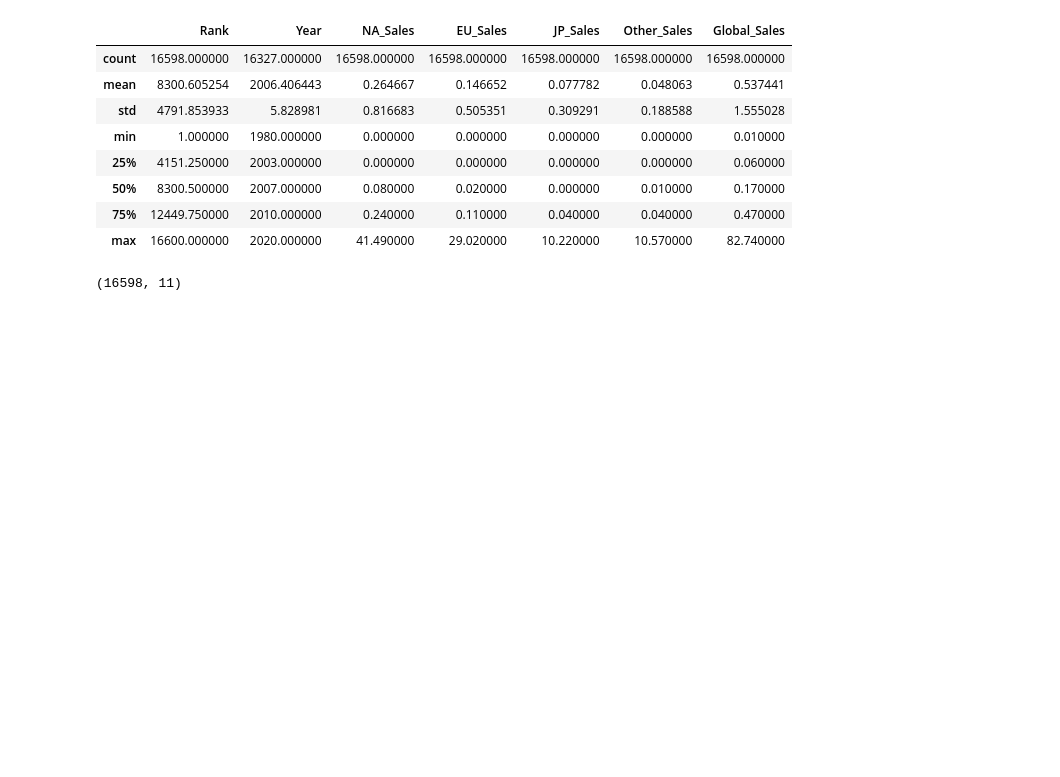
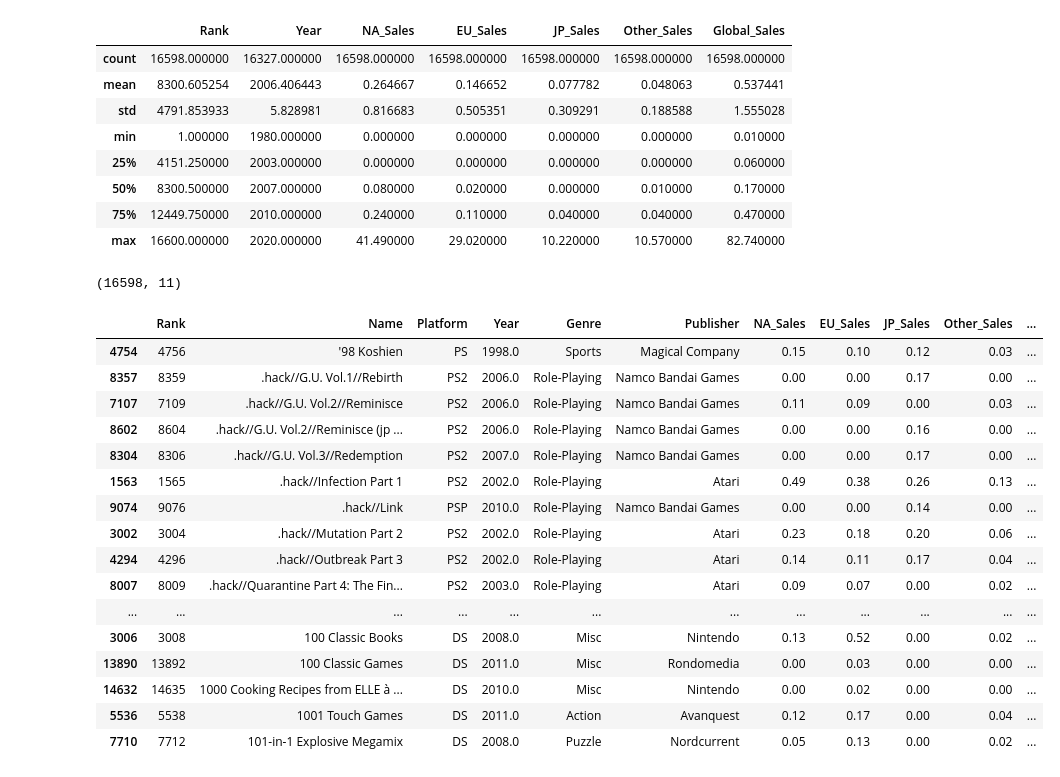
Before and after one commit to Milind-cod3-base/EDA_VideoGames, a Jupyter notebook: games_eda.ipynb, the cells around one changed output. Cells and saved outputs as stored; diff of their text form; code cells hidden in the pictures; blank space fills up the shorter version.

Commit message:
Dataframe sorted

```diff
--- a/games_eda.ipynb
+++ b/games_eda.ipynb
@@ -38,3 +38,23 @@ vgame_df.describe()  #gives final count, mean, std, min, max etc.
 vgame_df.shape     #getting shape of dataframe
 # %% [output]
 (16598, 11)
+# %%
+vgame_df.sort_values(by = ['Name']).head(30) #Display top 30 rows and Sort by 'Name' column
+# %% [output]
+|  | Rank | Name | Platform | Year | Genre | Publisher | NA_Sales | EU_Sales | JP_Sales | Other_Sales | ... |
+| 4754 | 4756 | '98 Koshien | PS | 1998.0 | Sports | Magical Company | 0.15 | 0.10 | 0.12 | 0.03 | ... |
+| 8357 | 8359 | .hack//G.U. Vol.1//Rebirth | PS2 | 2006.0 | Role-Playing | Namco Bandai Games | 0.00 | 0.00 | 0.17 | 0.00 | ... |
+| 7107 | 7109 | .hack//G.U. Vol.2//Reminisce | PS2 | 2006.0 | Role-Playing | Namco Bandai Games | 0.11 | 0.09 | 0.00 | 0.03 | ... |
+| 8602 | 8604 | .hack//G.U. Vol.2//Reminisce (jp ... | PS2 | 2006.0 | Role-Playing | Namco Bandai Games | 0.00 | 0.00 | 0.16 | 0.00 | ... |
+| 8304 | 8306 | .hack//G.U. Vol.3//Redemption | PS2 | 2007.0 | Role-Playing | Namco Bandai Games | 0.00 | 0.00 | 0.17 | 0.00 | ... |
+| 1563 | 1565 | .hack//Infection Part 1 | PS2 | 2002.0 | Role-Playing | Atari | 0.49 | 0.38 | 0.26 | 0.13 | ... |
+| 9074 | 9076 | .hack//Link | PSP | 2010.0 | Role-Playing | Namco Bandai Games | 0.00 | 0.00 | 0.14 | 0.00 | ... |
+| 3002 | 3004 | .hack//Mutation Part 2 | PS2 | 2002.0 | Role-Playing | Atari | 0.23 | 0.18 | 0.20 | 0.06 | ... |
+| 4294 | 4296 | .hack//Outbreak Part 3 | PS2 | 2002.0 | Role-Playing | Atari | 0.14 | 0.11 | 0.17 | 0.04 | ... |
+| 8007 | 8009 | .hack//Quarantine Part 4: The Fin... | PS2 | 2003.0 | Role-Playing | Atari | 0.09 | 0.07 | 0.00 | 0.02 | ... |
+| ... | ... | ... | ... | ... | ... | ... | ... | ... | ... | ... | ... |
+| 3006 | 3008 | 100 Classic Books | DS | 2008.0 | Misc | Nintendo | 0.13 | 0.52 | 0.00 | 0.02 | ... |
+| 13890 | 13892 | 100 Classic Games | DS | 2011.0 | Misc | Rondomedia | 0.00 | 0.03 | 0.00 | 0.00 | ... |
+| 14632 | 14635 | 1000 Cooking Recipes from ELLE à ... | DS | 2010.0 | Misc | Nintendo | 0.00 | 0.02 | 0.00 | 0.00 | ... |
+| 5536 | 5538 | 1001 Touch Games | DS | 2011.0 | Action | Avanquest | 0.12 | 0.17 | 0.00 | 0.04 | ... |
+| 7710 | 7712 | 101-in-1 Explosive Megamix | DS | 2008.0 | Puzzle | Nordcurrent | 0.05 | 0.13 | 0.00 | 0.02 | ... |
```
Also changed, not shown: parts of 1 cell of this notebook.
